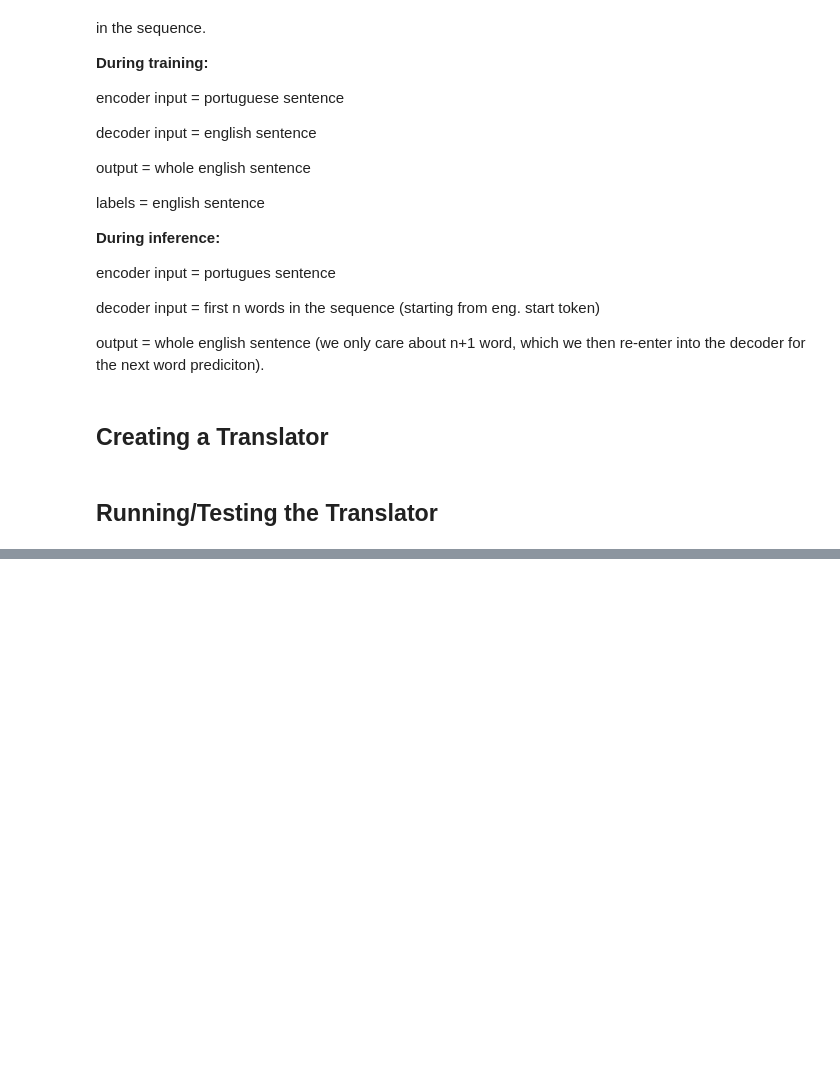
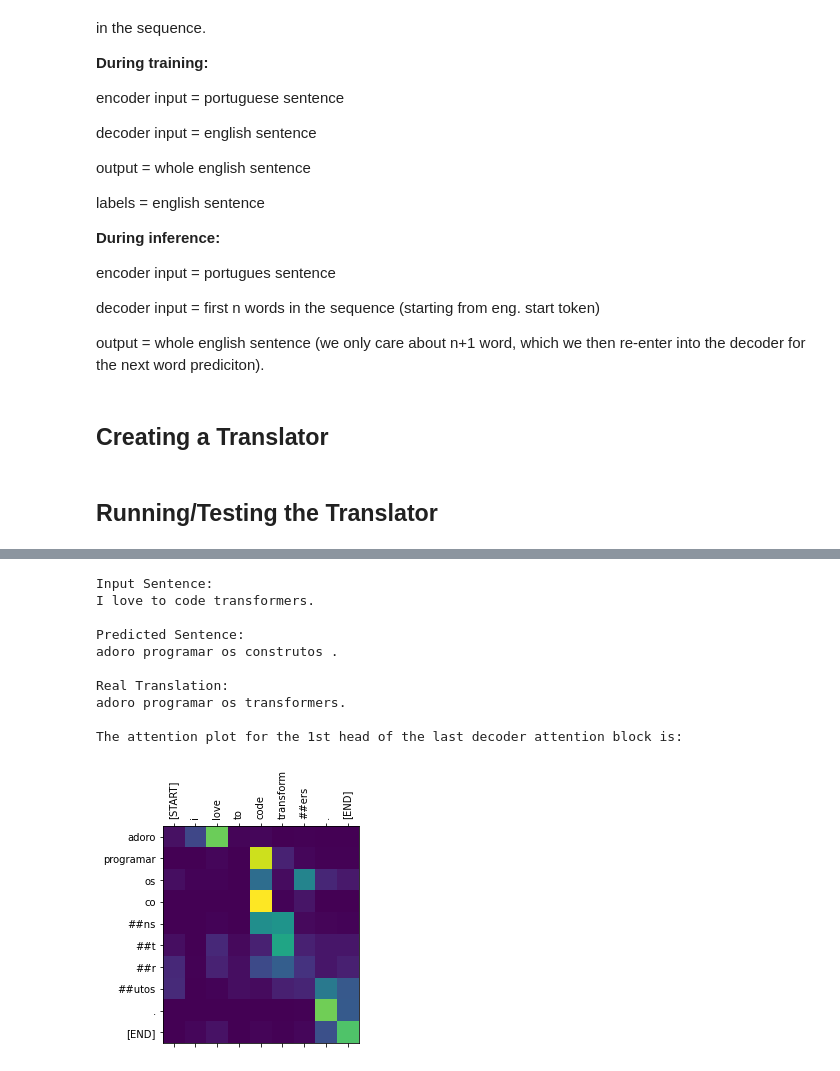
Before and after one commit to Franjcf/Data-Science-Projects, a Jupyter notebook: language_translation_transformers/Transformer.ipynb, the cells around one changed output, grey strips where cells are left out. Cells and saved outputs as stored; diff of their text form; code cells hidden in the pictures; blank space fills up the shorter version.

```diff
--- a/language_translation_transformers/Transformer.ipynb
+++ b/language_translation_transformers/Transformer.ipynb
@@ -694,8 +687,8 @@ class Decoder(tf.keras.layers.Layer):
     #adding a dropout layer at the start of the encoder (this is optional)
     out = self.dropout(embed_data,training=is_training)
 
-    #passing data through the N encoding layers
-    i=1
+    #passing data through the N decoding layers
+    i=0
     for layer in self.decoder_layers:
       padding_mask,lookahead_mask,is_training
       out, w1, w2 = layer(out,encoder_data,padding_mask,
@@ -925,8 +925,8 @@ val_batches = make_batches(validation_data,20000,64)
 embed_dim = 128
 max_positional_input = 1000
 max_positional_target = 1000
-input_vocab_size = 8500# tokenizer.pt.get_vocab_size().numpy() #translate port  to eng
-target_vocab_size = 8000 # tokenizer.en.get_vocab_size().numpy()
+input_vocab_size = 8000# tokenizer.pt.get_vocab_size().numpy() #translate eng  to port
+target_vocab_size = 8500 # tokenizer.en.get_vocab_size().numpy()
 num_MHA_heads = 8
 num_E_layers = 4
 num_D_layers = 4
@@ -979,7 +994,7 @@ Mounted at /content/gdrive/
 #defining the size of the inputs in the training step
 train_step_sig = [
     tf.TensorSpec(shape=(None, None), dtype=tf.int64),
-    tf.TensorSpec(shape=(None, None), dtype=tf.int64),
+    tf.TensorSpec(shape=(None, None), dtype=tf.int64)
 ]
 
 #this function is defined through @tf to signal in order to compile the
@@ -1016,6 +1031,8 @@ def training_step(input,target):
   #calculating the mean loss and accuracy
   train_loss(loss)
   train_acc(calc_accuracy(target_label,prediction))
+
+  return prediction
 # %% [markdown]
 ## Epoch Training
 # %%
@@ -1166,8 +1214,8 @@ def plot_attention(input_sentence,output_tokens,att_weights):
 
   #trasforming input sentence to tokens
   input_tokens = tf.convert_to_tensor([input_sentence])
-  input_tokens = tokenizers.pt.tokenize(input_tokens).to_tensor()
-  input_tokens = tokenizers.pt.lookup(input_tokens)[0]
+  input_tokens = tokenizer.en.tokenize(input_tokens).to_tensor()
+  input_tokens = tokenizer.en.lookup(input_tokens)[0]
 
   #removing the first token (we gave this to the model)
   output_tokens = output_tokens [1:]
@@ -1178,6 +1226,8 @@ def plot_attention(input_sentence,output_tokens,att_weights):
 
   weights = attention_heads[0]
 
+  print("The attention plot for the 1st head of the last decoder attention block is:")
+
   #making plot
   plot = plt.gca()
   plot.matshow(weights)
@@ -1185,24 +1235,37 @@ def plot_attention(input_sentence,output_tokens,att_weights):
   plot.set_yticks(range(len(output_tokens)))
 
   labels_x = [label.decode('utf-8') for label in input_tokens.numpy()]
-  ax.set_xticklabels(labels_x, rotation=90)
+  plot.set_xticklabels(labels_x, rotation=90)
 
   labels_y = [label.decode('utf-8') for label in output_tokens.numpy()]
-  ax.set_yticklabels(labels_y)
+  plot.set_yticklabels(labels_y)
 
 #defining evaluating function
-def eval_function(input_sentence,predicted_sentence,real_translation):
-  print("Input Sentence: " + input_sentence)
-  print("Predicted Sentence: " + predicted_sentence.numpy().decode("utf-8"))
-  print("Real Translation: " + real_translation)
-  print("")
+def eval_plotting_function(input_sentence,predicted_sentence,output_tokens, att_weights, real_translation):
+  print("Input Sentence: \n" + input_sentence +"\n" )
+  print("Predicted Sentence: \n" + predicted_sentence.numpy().decode("utf-8")+"\n")
+  print("Real Translation: \n" + real_translation+"\n")
+
+  #pritting attention plots
+  plot_attention(input_sentence,output_tokens,att_weights)
 # %%
-#test sentences:
-input_sentence = "Eu amo ler muitos livros"
-real_translation = "I love to read a lot of books"
+#test sentence 1:
+input_sentence = "I love to code transformers."
+real_translation = "adoro programar os transformers."
 
+#getting predicting
 prediction, tokens, weights = translator(tf.constant(input_sentence))
 
-eval_function(input_sentence,prediction,real_translation)
-
-plot_attention(input_sentence,tokens,weights)
+eval_plotting_function(input_sentence,prediction,tokens,weights,real_translation)
+# %% [output]
+Input Sentence:
+I love to code transformers.
+
+Predicted Sentence:
+adoro programar os construtos .
+
+Real Translation:
+adoro programar os transformers.
+
+The attention plot for the 1st head of the last decoder attention block is:
+[figure, added]
```
Also changed, not shown: parts of 19 cells of this notebook.
